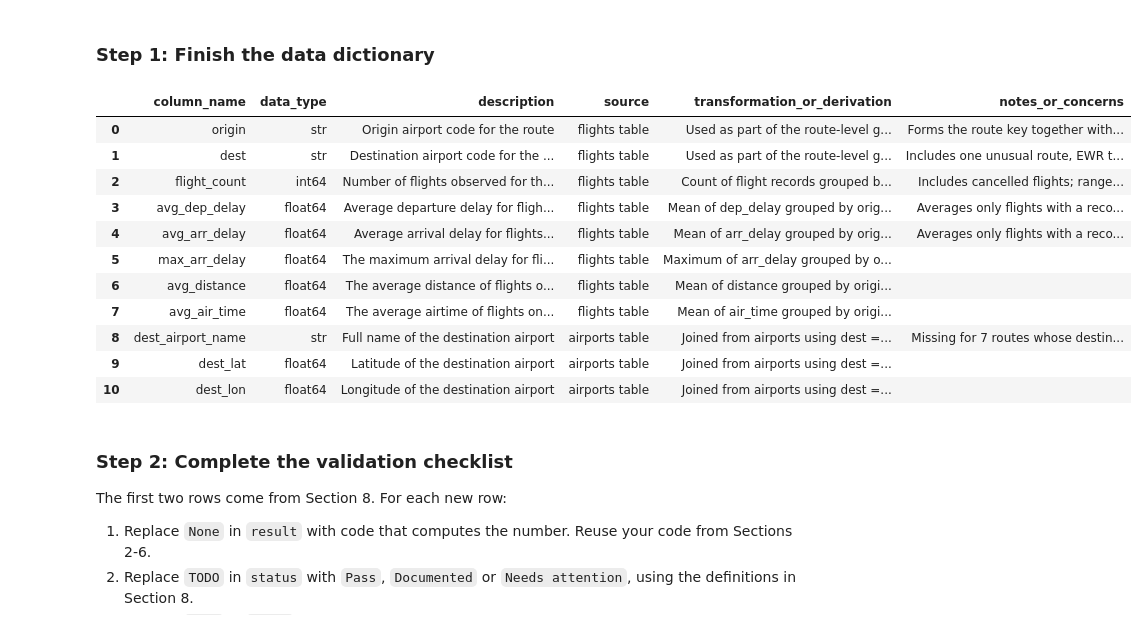
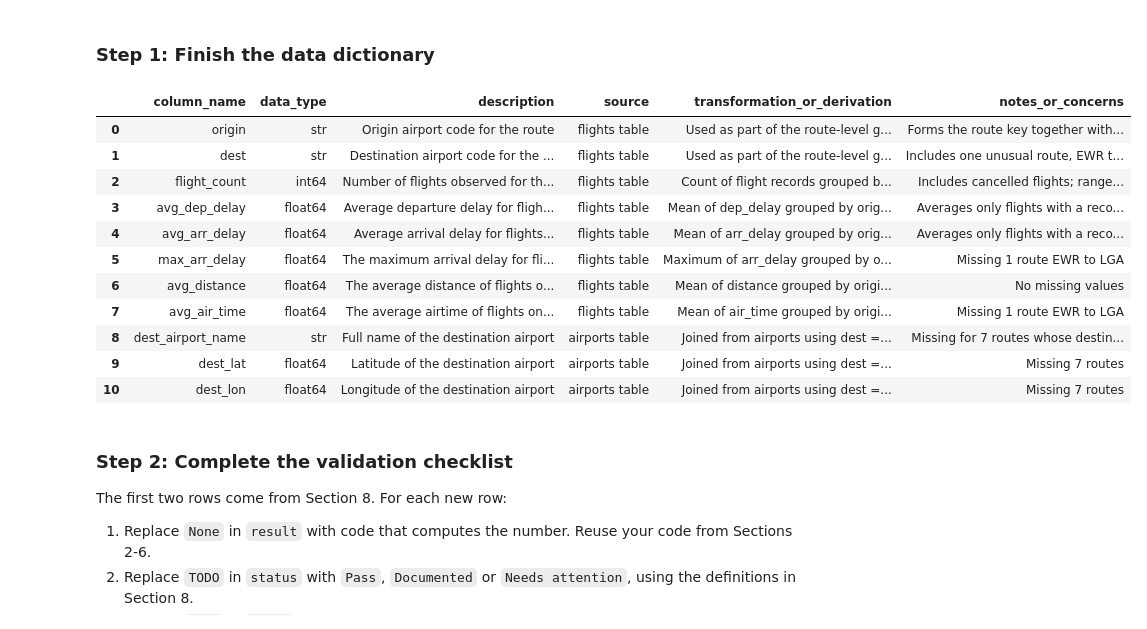
Before and after one commit to Ksandys22/BAN6003_WK11-12, a Jupyter notebook: notebooks/module11_abt_documentation_guided_lab.ipynb, the cells around one changed output. Cells and saved outputs as stored; diff of their text form; code cells hidden in the pictures.

```diff
--- a/notebooks/module11_abt_documentation_guided_lab.ipynb
+++ b/notebooks/module11_abt_documentation_guided_lab.ipynb
@@ -658,31 +660,31 @@ An analyst on another team will use the route ABT next week and cannot ask you t
 # %%
 # Offline Assignment, step 1 - document the five remaining ABT columns.
 # Replace the empty strings, four values per column in the order of doc_fields, then run the cell.
 remaining_entries = {
-    "max_arr_delay": ["The maximum arrival delay for flights on the route", "flights table", "Maximum of arr_delay grouped by origin and destination", ""],
-    "avg_distance": ["The average distance of flights on the route", "flights table", "Mean of distance grouped by origin and destination", ""],
-    "avg_air_time": ["The average airtime of flights on the route", "flights table", "Mean of air_time grouped by origin and destination", ""],
-    "dest_lat": ["Latitude of the destination airport", "airports table", "Joined from airports using dest = faa", ""],
-    "dest_lon": ["Longitude of the destination airport", "airports table", "Joined from airports using dest = faa", ""],
+    "max_arr_delay": ["The maximum arrival delay for flights on the route", "flights table", "Maximum of arr_delay grouped by origin and destination", "Missing 1 route EWR to LGA"],
+    "avg_distance": ["The average distance of flights on the route", "flights table", "Mean of distance grouped by origin and destination", "No missing values"],
+    "avg_air_time": ["The average airtime of flights on the route", "flights table", "Mean of air_time grouped by origin and destination", "Missing 1 route EWR to LGA"],
+    "dest_lat": ["Latitude of the destination airport", "airports table", "Joined from airports using dest = faa", "Missing 7 routes"],
+    "dest_lon": ["Longitude of the destination airport", "airports table", "Joined from airports using dest = faa", "Missing 7 routes"],
 }
 
 for abt_column, values in remaining_entries.items():
     data_dictionary.loc[data_dictionary["column_name"] == abt_column, doc_fields] = values
 
 data_dictionary
 # %% [output]
 |  | column_name | data_type | description | source | transformation_or_derivation | notes_or_concerns |
 | 0 | origin | str | Origin airport code for the route | flights table | Used as part of the route-level g... | Forms the route key together with... |
 | 1 | dest | str | Destination airport code for the ... | flights table | Used as part of the route-level g... | Includes one unusual route, EWR t... |
 | 2 | flight_count | int64 | Number of flights observed for th... | flights table | Count of flight records grouped b... | Includes cancelled flights; range... |
 | 3 | avg_dep_delay | float64 | Average departure delay for fligh... | flights table | Mean of dep_delay grouped by orig... | Averages only flights with a reco... |
 | 4 | avg_arr_delay | float64 | Average arrival delay for flights... | flights table | Mean of arr_delay grouped by orig... | Averages only flights with a reco... |
-| 5 | max_arr_delay | float64 | The maximum arrival delay for fli... | flights table | Maximum of arr_delay grouped by o... |  |
-| 6 | avg_distance | float64 | The average distance of flights o... | flights table | Mean of distance grouped by origi... |  |
-| 7 | avg_air_time | float64 | The average airtime of flights on... | flights table | Mean of air_time grouped by origi... |  |
+| 5 | max_arr_delay | float64 | The maximum arrival delay for fli... | flights table | Maximum of arr_delay grouped by o... | Missing 1 route EWR to LGA |
+| 6 | avg_distance | float64 | The average distance of flights o... | flights table | Mean of distance grouped by origi... | No missing values |
+| 7 | avg_air_time | float64 | The average airtime of flights on... | flights table | Mean of air_time grouped by origi... | Missing 1 route EWR to LGA |
 | 8 | dest_airport_name | str | Full name of the destination airport | airports table | Joined from airports using dest =... | Missing for 7 routes whose destin... |
-| 9 | dest_lat | float64 | Latitude of the destination airport | airports table | Joined from airports using dest =... |  |
-| 10 | dest_lon | float64 | Longitude of the destination airport | airports table | Joined from airports using dest =... |  |
+| 9 | dest_lat | float64 | Latitude of the destination airport | airports table | Joined from airports using dest =... | Missing 7 routes |
+| 10 | dest_lon | float64 | Longitude of the destination airport | airports table | Joined from airports using dest =... | Missing 7 routes |
 # %% [markdown]
 ### Step 2: Complete the validation checklist
 
```
Also changed, not shown: parts of 9 cells of this notebook, 3 other files.
